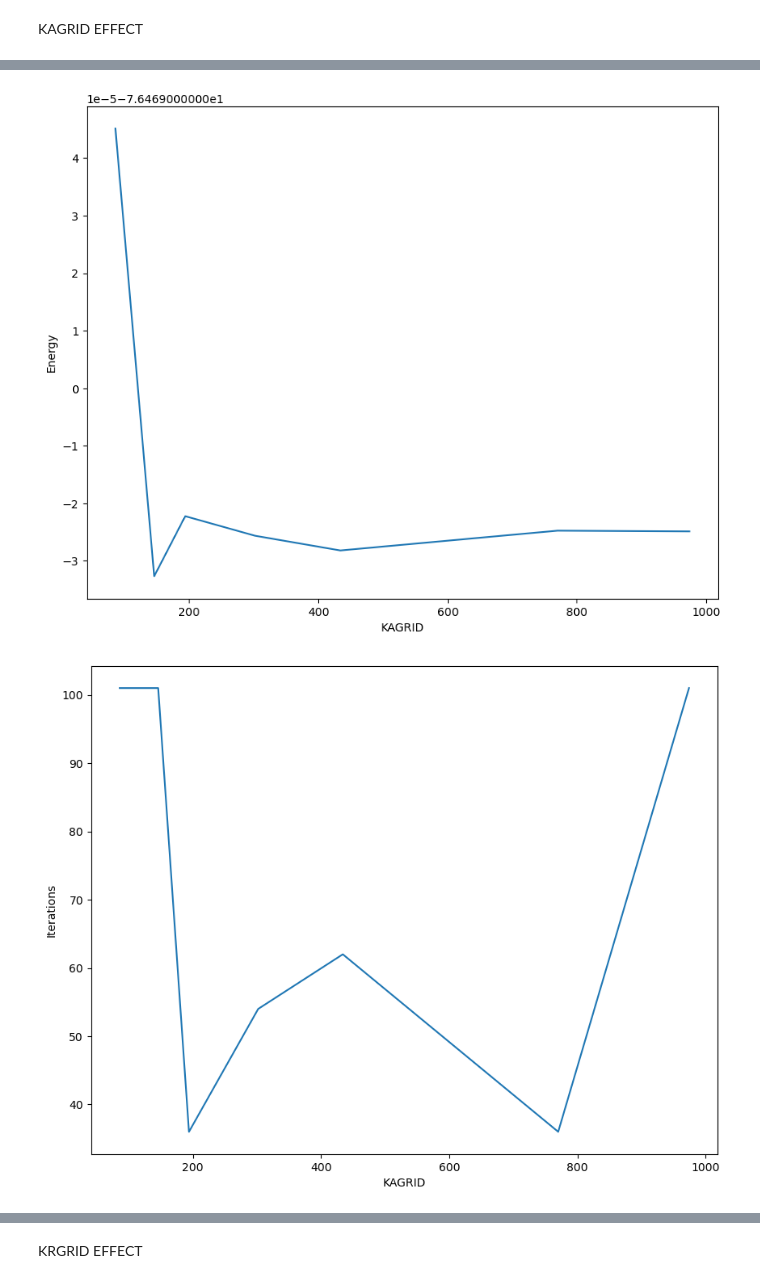
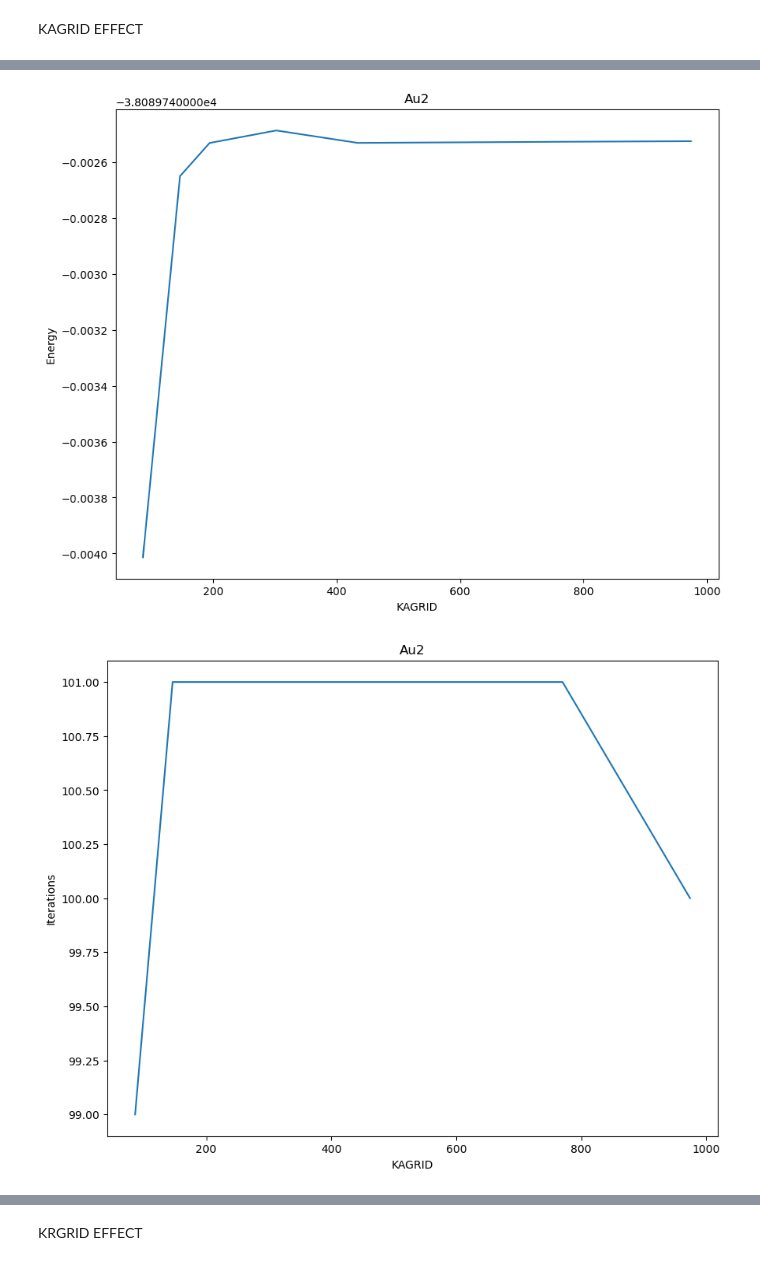
Before and after one commit to BERTHA-4c-DKS/bertha_testbench, a Jupyter notebook: analysis_multirun_density.ipynb, the cells around one changed output, grey strips where cells are left out. Cells and saved outputs as stored; diff of their text form; code cells hidden in the pictures.

Commit message:
add multiple plot

```diff
--- a/analysis_multirun_density.ipynb
+++ b/analysis_multirun_density.ipynb
@@ -4,15 +4,26 @@ import pickle
 import matplotlib.pyplot as plt
 from matplotlib.pyplot import figure
 
-results = None
+results = {}
 
-with open("results_data.pkl", 'rb') as pickle_file:
-   results  = pickle.load(pickle_file)
+with open("results_data_h2o.pkl", 'rb') as pickle_file:
+   results_h20  = pickle.load(pickle_file)
+   results.update(results_h20)
+
+with open("results_data_pbcl2.pkl", 'rb') as pickle_file:
+   results_pbcl2  = pickle.load(pickle_file)
+   results.update(results_pbcl2)
+
+with open("results_data_au2.pkl", 'rb') as pickle_file:
+   results_au2  = pickle.load(pickle_file)
+   results.update(results_au2)
 
 filteredresults = {}
 
+systems = set()
 for k in results:
    system = k.split(";")[0]
+   systems.add (system)
    krgrid = int(k.split(";")[-2])
    kagrid = int(k.split(";")[-1])
 
@@ -93,29 +104,33 @@ def getdatafiltered (filteredresults, system):
 # %% [markdown]
 KAGRID EFFECT
 # %%
-krgrid_effect_x, krgrid_effect_diff, krgrid_effect_energy, krgrid_effect_iterations, \
+for system in systems:
+    krgrid_effect_x, krgrid_effect_diff, krgrid_effect_energy, krgrid_effect_iterations, \
         kagrid_effect_x, kagrid_effect_diff, kagrid_effect_energy, kagrid_effect_iterations, \
-            overall_effect = getdatafiltered (filteredresults, "H2O")
+            overall_effect = getdatafiltered (filteredresults, system)
 
 
-figure(figsize=(10, 8), dpi=100)
-ax = plt.subplot()
-ax.plot (kagrid_effect_x, kagrid_effect_diff)
-ax.set_xlabel("KAGRID")
-ax.set_ylabel("Density Diff.")
-plt.show()
+    figure(figsize=(10, 8), dpi=100)
+    ax = plt.subplot()
+    ax.plot (kagrid_effect_x, kagrid_effect_diff)
+    ax.set_title(system)
+    ax.set_xlabel("KAGRID")
+    ax.set_ylabel("Density Diff.")
+    plt.show()
 
-figure(figsize=(10, 8), dpi=100)
-ax = plt.subplot()
-ax.plot (kagrid_effect_x, kagrid_effect_energy)
-ax.set_xlabel("KAGRID")
-ax.set_ylabel("Energy")
-plt.show()
+    figure(figsize=(10, 8), dpi=100)
+    ax = plt.subplot()
+    ax.plot (kagrid_effect_x, kagrid_effect_energy)
+    ax.set_title(system)
+    ax.set_xlabel("KAGRID")
+    ax.set_ylabel("Energy")
+    plt.show()
 
-figure(figsize=(10, 8), dpi=100)
-ax = plt.subplot()
-ax.plot (kagrid_effect_x, kagrid_effect_iterations)
-ax.set_xlabel("KAGRID")
-ax.set_ylabel("Iterations")
-plt.show()
+    figure(figsize=(10, 8), dpi=100)
+    ax = plt.subplot()
+    ax.plot (kagrid_effect_x, kagrid_effect_iterations)
+    ax.set_title(system)
+    ax.set_xlabel("KAGRID")
+    ax.set_ylabel("Iterations")
+    plt.show()
 # %% [output]
@@ -123,2 +138,2 @@ plt.show()
-[figure, old version]
+[figure, new version]
-[figure, old version]
+[figure, new version]
```
Also changed, not shown: parts of 5 cells of this notebook.
